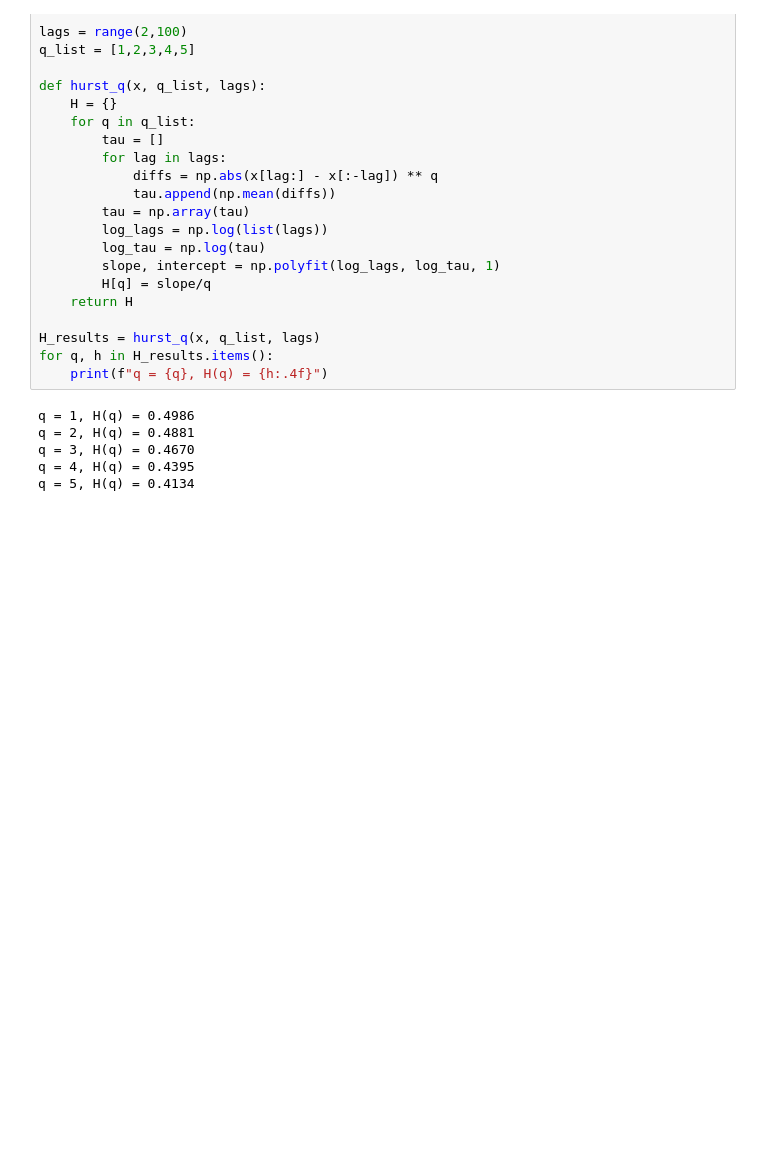
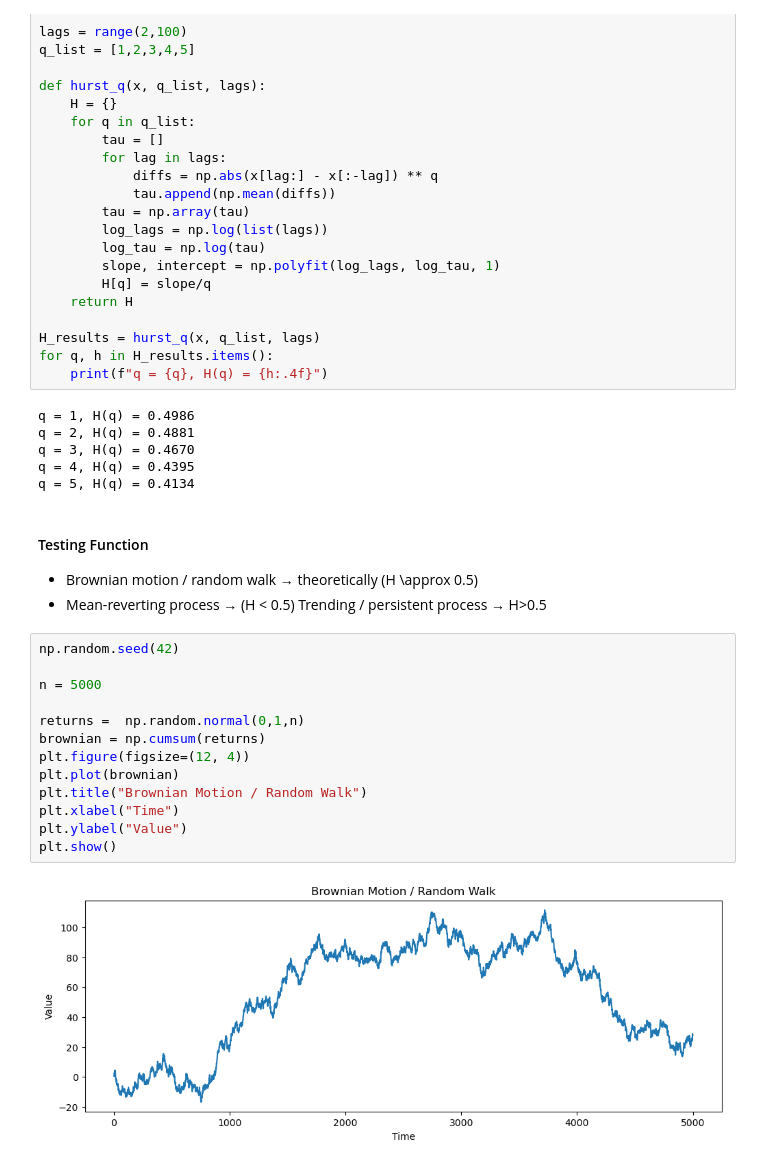
Before and after one commit to Kalebb12/Quantitative-Trading, a Jupyter notebook: learning/30_Stationarity_tests.ipynb, the cells around one changed output. Drawn from its saved outputs; the diff is of its cells as text; blank space fills up the shorter version.

```diff
--- a/learning/30_Stationarity_tests.ipynb
+++ b/learning/30_Stationarity_tests.ipynb
@@ -110,3 +112,23 @@ q = 2, H(q) = 0.4881
 q = 3, H(q) = 0.4670
 q = 4, H(q) = 0.4395
 q = 5, H(q) = 0.4134
+# %% [markdown]
+#### Testing Function
+- Brownian motion / random walk → theoretically \(H \approx 0.5\)
+- Mean-reverting process → \(H < 0.5\)
+Trending / persistent process → H>0.5
+# %%
+np.random.seed(42)
+
+n = 5000
+
+returns =  np.random.normal(0,1,n)
+brownian = np.cumsum(returns)
+plt.figure(figsize=(12, 4))
+plt.plot(brownian)
+plt.title("Brownian Motion / Random Walk")
+plt.xlabel("Time")
+plt.ylabel("Value")
+plt.show()
+# %% [output]
+[figure, added]
```
Also changed, not shown: parts of 17 cells of this notebook, 3 other files.
